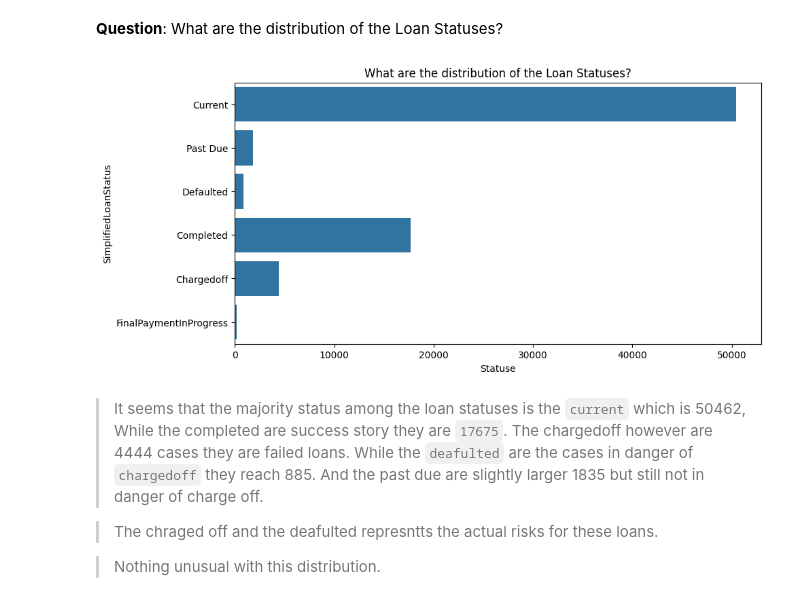
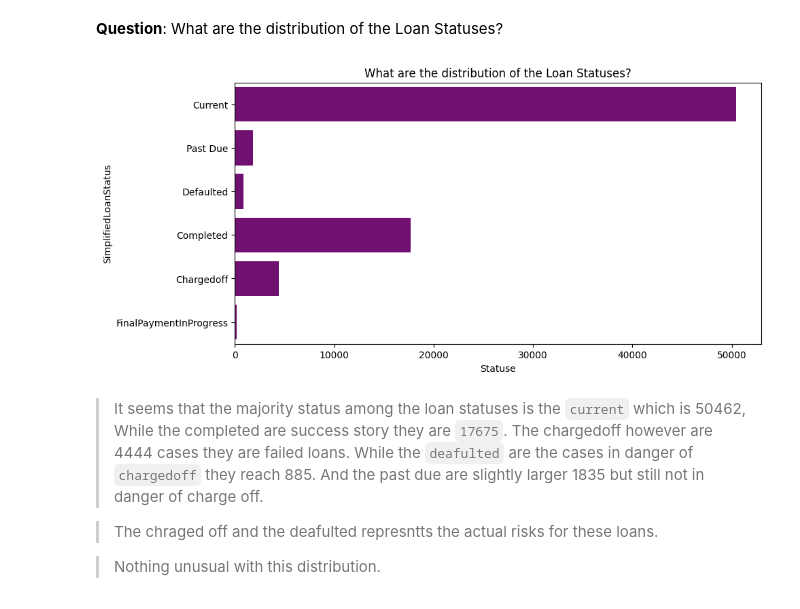
Before and after one commit to sondosaabed/Prosper-Loan-Analysis, a Jupyter notebook: Part_I_exploration.ipynb, the cells around one changed output. Drawn from its saved outputs; the diff is of its cells as text; code cells hidden in the pictures.

```diff
--- a/Part_I_exploration.ipynb
+++ b/Part_I_exploration.ipynb
@@ -493,11 +492,11 @@ See the caveats in the documentation: https://pandas.pydata.org/pandas-docs/stab
 **Question**: What are the distribution of the Loan Statuses?
 # %%
 plt.figure(figsize=(10, 5))
-sns.countplot(data = loan_performance_df, y = 'SimplifiedLoanStatus')
+sns.countplot(data = loan_performance_df, y = 'SimplifiedLoanStatus', color = 'purple')
 plt.xlabel('Statuse')
 plt.title('What are the distribution of the Loan Statuses?');
 # %% [output]
-[figure, old version]
+[figure, new version]
 # %% [markdown]
 > It seems that the majority status among the loan statuses is the `current` which is 50462, While the completed are success story they are  `17675`. The chargedoff however are 4444 cases they are failed loans. While the `deafulted` are the cases in danger of `chargedoff` they reach 885. And the past due are slightly larger 1835 but still not in danger of charge off.
 
```
Also changed, not shown: parts of 9 cells of this notebook.
